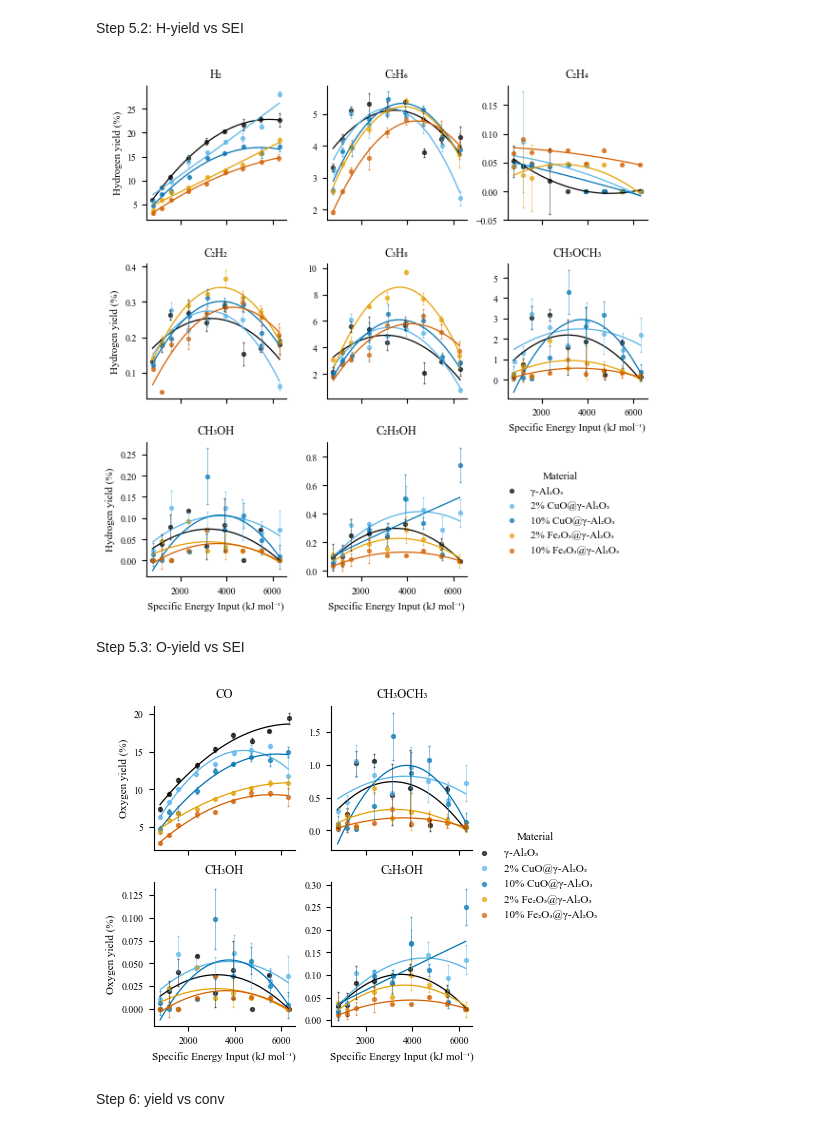
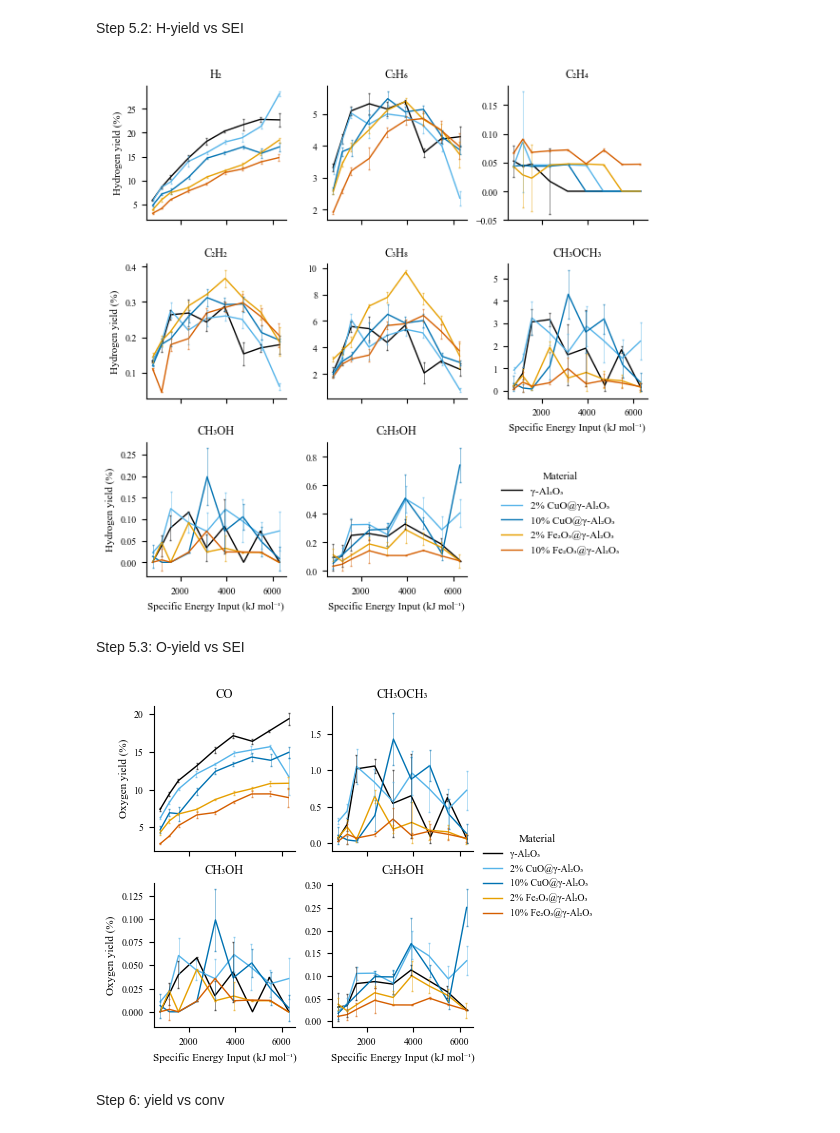
Before and after one commit to sbossier/ladca_incat_envecon_paper, a Jupyter notebook: ipynb/visualisation_chemical.ipynb, the cells around one changed output. Saved outputs shown, nothing was run; the diff lists cells and outputs as text; code cells hidden in the pictures.

Commit message:
update requirements and partial line plot of conv/selec/yield graphs

```diff
--- a/ipynb/visualisation_chemical.ipynb
+++ b/ipynb/visualisation_chemical.ipynb
@@ -449,7 +449,7 @@ df_selectivity = df[
 Step 4.1: C-selectivity vs SEI
 # %%
 # Carbon selectivity in function of SEI
-g = sns.lmplot(
+g = sns.relplot(
 	data=df_selectivity,
 	x='sei_kjmol',
 	y='selec_c',
@@ -460,13 +460,11 @@ g = sns.lmplot(
 		'CO', 'C₂H₆', 'C₂H₄', 'C₂H₂',
 		'C₃H₈', 'CH₃OCH₃', 'CH₃OH', 'C₂H₅OH'
 	],
+	kind='line',
+	linewidth=1,
 	height=5/2.54,
 	aspect=1,
-	order=2,
-	ci=False,
 	legend=True,
-	scatter_kws={'s': 8, 'alpha': alpha},
-	line_kws={'lw': 0.9},
 	facet_kws={'sharey': False, 'legend_out': False},
 	col_wrap=3
 )
@@ -504,7 +502,7 @@ g.set_ylabels('Carbon selectivity (%)', size=8)
 
 plt.tight_layout()
 plt.savefig(
-	r'C:\Users\sbossier\Dropbox\Apps\Overleaf\ladca_incat_envecon_paper_elsevier\figs\sander_selec_c_vs_sei.pdf'
+	r'C:\Users\Sande\Dropbox\Apps\Overleaf\ladca_incat_envecon_paper_elsevier\figs\sander_selec_c_vs_sei.pdf'
 )
 plt.show()
 # %% [output]
@@ -636,6 +631,7 @@ df_yield = df[
 		'material_name',
 		'compound',
 		'residence_time_s',
+        'sei_ideal_kjmol',
 		'sei_kjmol',
 		'sei_kjmol_sd',
 		'yield_c',
@@ -720,21 +717,22 @@ plt.show()
 Step 5.2: H-yield vs SEI
 # %%
 # Hydrogen yield in function of SEI
-g = sns.lmplot(
+g = sns.relplot(
 	data=df_yield,
 	x='sei_kjmol',
 	y='yield_h',
 	hue='material_name',
 	palette=cb_colors,
 	col='compound',
-	col_order=['H₂', 'C₂H₆', 'C₂H₄', 'C₂H₂', 'C₃H₈', 'CH₃OCH₃', 'CH₃OH', 'C₂H₅OH'],
+	col_order=[
+		'H₂', 'C₂H₆', 'C₂H₄', 'C₂H₂',
+		'C₃H₈', 'CH₃OCH₃', 'CH₃OH', 'C₂H₅OH'
+	],
+	kind='line',
+	linewidth=1,
 	height=5/2.54,
 	aspect=1,
-	order=2,
-	ci=False,
 	legend=True,
-	scatter_kws={'s': 8, 'alpha': alpha},
-	line_kws={'lw': 0.9},
 	facet_kws={'sharey': False,
 			   'legend_out': False},
 	col_wrap=3
@@ -773,16 +771,16 @@ g.set_ylabels('Hydrogen yield (%)', size=8)
 
 plt.tight_layout()
 plt.savefig(
-	r'C:\Users\sbossier\Dropbox\Apps\Overleaf\ladca_incat_envecon_paper_elsevier\figs\sander_yield_h_vs_sei.pdf'
+	r'C:\Users\Sande\Dropbox\Apps\Overleaf\ladca_incat_envecon_paper_elsevier\figs\sander_yield_h_vs_sei.pdf'
 )
 plt.show()
 # %% [output]
-[figure, old version]
+[figure, new version]
 # %% [markdown]
 Step 5.3: O-yield vs SEI
 # %%
 # Oxygen yield in function of SEI
-g = sns.lmplot(
+g = sns.relplot(
 	data=df_yield,
 	x='sei_kjmol',
 	y='yield_o',
@@ -790,55 +788,45 @@ g = sns.lmplot(
 	palette=cb_colors,
 	col='compound',
 	col_order=['CO', 'CH₃OCH₃', 'CH₃OH', 'C₂H₅OH'],
+	kind='line',
+	linewidth=1,
 	height=5/2.54,
 	aspect=1,
-	order=2,
-	ci=False,
 	legend=True,
-	scatter_kws={'s': 8, 'alpha': alpha},
-	line_kws={'lw': 0.9},
 	facet_kws={'sharey': False,
 			   'legend_out': True},
 	col_wrap=2
 )
 
 # Iterate over the axes and materials to add error bars
 for ax, compound in zip(g.axes.flatten(), ['CO', 'CH₃OCH₃', 'CH₃OH', 'C₂H₅OH']):
 	for material_name in df_yield['material_name'].unique():
 		subset = df_yield[
 			(df_yield['compound'] == compound) &
 			(df_yield['material_name'] == material_name)
 		]
 		ax.errorbar(
 			subset['sei_kjmol'],
 			subset['yield_o'],
 			yerr=subset['yield_o_sd'] * t_quantile,
 			fmt='none',
 			ecolor=cb_colors[material_name],
 			elinewidth=0.5,
 			capsize=1,
 			alpha=0.6
 		)
 
 g.legend.set_title('Material', prop={'size': 8})
-sns.move_legend(
-	obj=g,
-	loc='right',
-	fontsize=8,
-	bbox_to_anchor=(1.025, 0.5),
-	frameon=False
-)
-
 g.set_titles(col_template='{col_name}', size=9)
 g.set_xlabels('Specific Energy Input (kJ mol⁻¹)', size=8)
 g.set_ylabels('Oxygen yield (%)', size=8)
 
 plt.savefig(
-	r'C:\Users\sbossier\Dropbox\Apps\Overleaf\ladca_incat_envecon_paper_elsevier\figs\sander_yield_o_vs_sei.pdf',
+	r'C:\Users\Sande\Dropbox\Apps\Overleaf\ladca_incat_envecon_paper_elsevier\figs\sander_yield_o_vs_sei.pdf',
 	bbox_inches='tight'
 )
 plt.show()
 # %% [output]
-[figure, old version]
+[figure, new version]
 # %% [markdown]
 Step 6: yield vs conv
```
Also changed, not shown: parts of 11 cells of this notebook, 1 other file.
